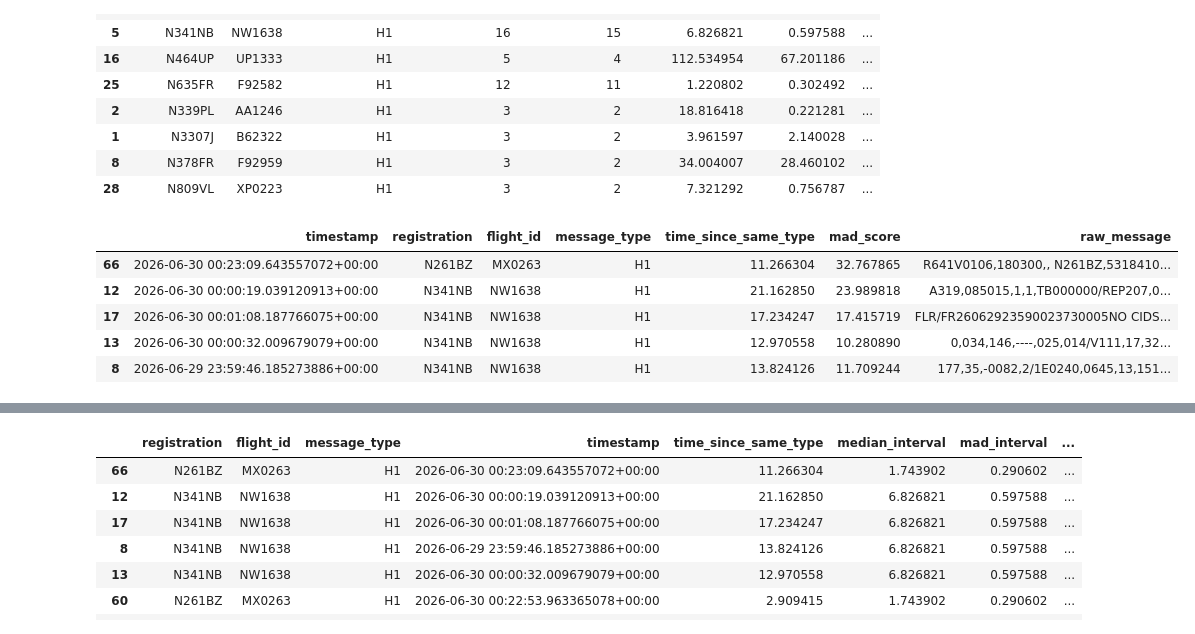
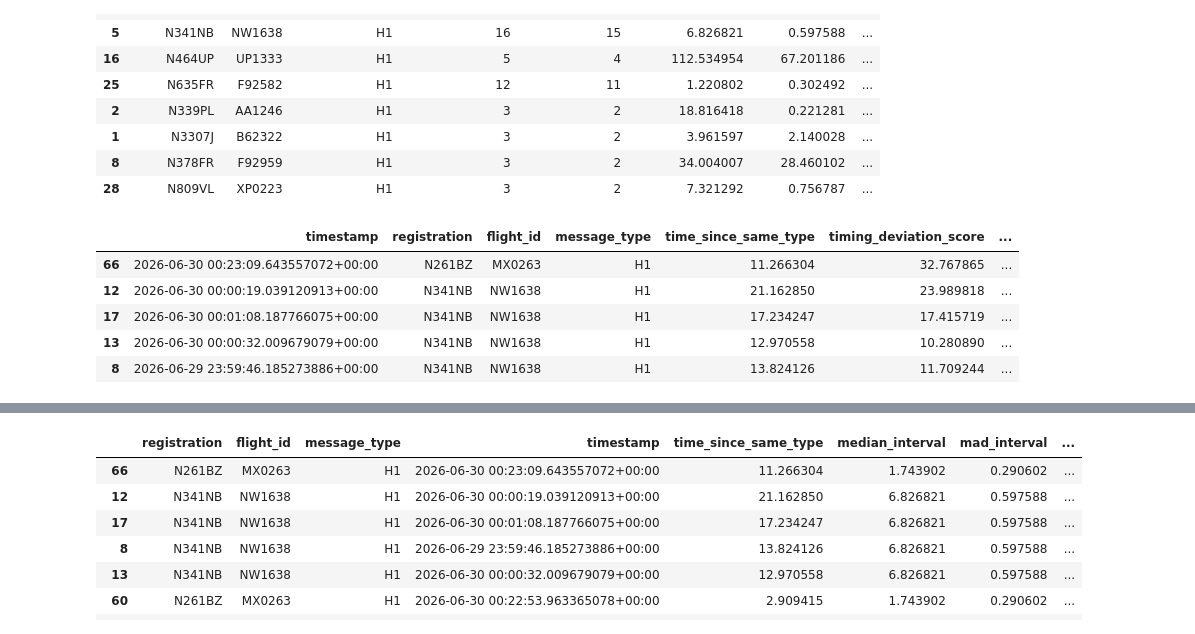
Before and after one commit to mxgmp/acars-detection-engineering, a Jupyter notebook: 01_acars_exploration.ipynb, the cells around one changed output, grey strips where cells are left out. Saved outputs shown, nothing was run; the diff lists cells and outputs as text; code cells hidden in the pictures.

```diff
--- a/01_acars_exploration.ipynb
+++ b/01_acars_exploration.ipynb
@@ -421,7 +419,9 @@ normalized_df = normalized_df[
         "raw_message",
         "source",
         "sourceType",
-        "frequency"
+        "frequency",
+        "msgNum",
+        "blockId"
     ]
 ]
 
@@ -845,7 +845,7 @@ timing_scored["absolute_deviation"] = (
     - timing_scored["median_interval"]
 ).abs()
 
-timing_scored["mad_score"] = (
+timing_scored["timing_deviation_score"] = (
     timing_scored["absolute_deviation"]
     / timing_scored["mad_interval"]
 )
@@ -860,7 +860,7 @@ timing_scored[
         "median_interval",
         "mad_interval",
         "absolute_deviation",
-        "mad_score"
+        "timing_deviation_score"
     ]
 ].head(20)
 # %% [output]
@@ -1362,7 +1362,7 @@ timing_scored["group_mad_interval"] = (
     .transform("median")
 )
 
-timing_scored["group_mad_score"] = (
+timing_scored["group_timing_deviation_score"] = (
     timing_scored["group_absolute_deviation"]
     / timing_scored["group_mad_interval"]
 )
@@ -1377,7 +1377,7 @@ timing_scored[
         "group_median_interval",
         "group_absolute_deviation",
         "group_mad_interval",
-        "group_mad_score"
+        "group_timing_deviation_score"
     ]
 ].head(20)
 # %% [output]
@@ -1524,7 +1524,7 @@ timing_scored["absolute_deviation"] = (
     - timing_scored["median_interval"]
 ).abs()
 
-timing_scored["mad_score"] = (
+timing_scored["timing_deviation_score"] = (
     timing_scored["absolute_deviation"]
     / timing_scored["mad_interval"]
 )
@@ -1809,23 +1809,23 @@ timing_scored["message_length"] = timing_scored["raw_message"].fillna("").str.le
 # %%
 timing_scored.loc[
     [66, 12, 17, 13, 8],
     [
         "timestamp",
         "registration",
         "flight_id",
         "message_type",
         "time_since_same_type",
-        "mad_score",
+        "timing_deviation_score",
         "raw_message"
     ]
 ]
 # %% [output]
-|  | timestamp | registration | flight_id | message_type | time_since_same_type | mad_score | raw_message |
-| 66 | 2026-06-30 00:23:09.643557072+00:00 | N261BZ | MX0263 | H1 | 11.266304 | 32.767865 | R641V0106,180300,, N261BZ,5318410... |
-| 12 | 2026-06-30 00:00:19.039120913+00:00 | N341NB | NW1638 | H1 | 21.162850 | 23.989818 | A319,085015,1,1,TB000000/REP207,0... |
-| 17 | 2026-06-30 00:01:08.187766075+00:00 | N341NB | NW1638 | H1 | 17.234247 | 17.415719 | FLR/FR26062923590023730005NO CIDS... |
-| 13 | 2026-06-30 00:00:32.009679079+00:00 | N341NB | NW1638 | H1 | 12.970558 | 10.280890 | 0,034,146,----,025,014/V111,17,32... |
-| 8 | 2026-06-29 23:59:46.185273886+00:00 | N341NB | NW1638 | H1 | 13.824126 | 11.709244 | 177,35,-0082,2/1E0240,0645,13,151... |
+|  | timestamp | registration | flight_id | message_type | time_since_same_type | timing_deviation_score | ... |
+| 66 | 2026-06-30 00:23:09.643557072+00:00 | N261BZ | MX0263 | H1 | 11.266304 | 32.767865 | ... |
+| 12 | 2026-06-30 00:00:19.039120913+00:00 | N341NB | NW1638 | H1 | 21.162850 | 23.989818 | ... |
+| 17 | 2026-06-30 00:01:08.187766075+00:00 | N341NB | NW1638 | H1 | 17.234247 | 17.415719 | ... |
+| 13 | 2026-06-30 00:00:32.009679079+00:00 | N341NB | NW1638 | H1 | 12.970558 | 10.280890 | ... |
+| 8 | 2026-06-29 23:59:46.185273886+00:00 | N341NB | NW1638 | H1 | 13.824126 | 11.709244 | ... |
 # %%
 timing_scored["message_prefix"] = (
     timing_scored["raw_message"]
```
Also changed, not shown: parts of 32 cells of this notebook, 2 other files.
